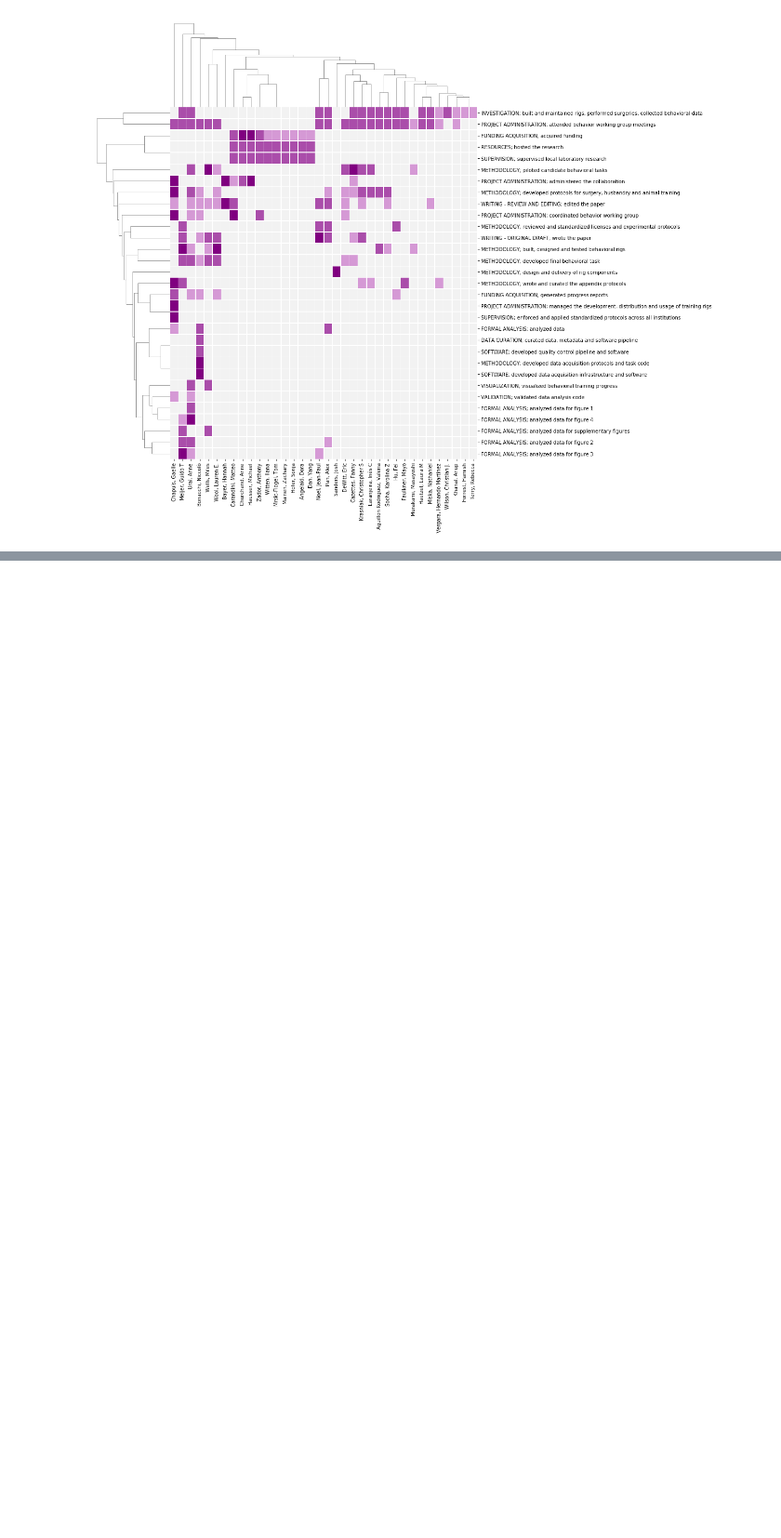
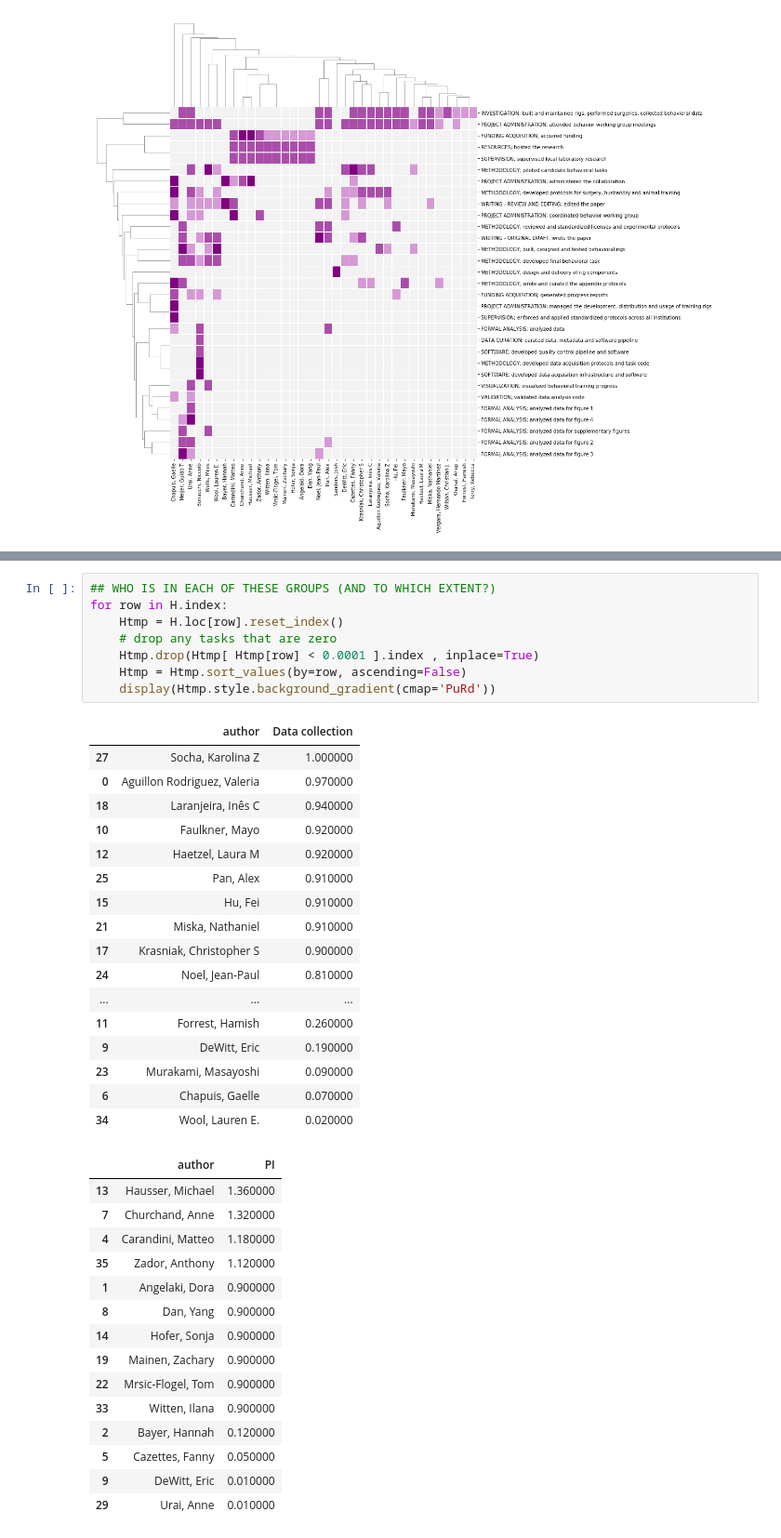
Before and after one commit to int-brain-lab/paper-behavior, a Jupyter notebook: authorship/Authorship and contribution for IBL behavior paper.ipynb, the cells around one changed output, grey strips where cells are left out. Shown: that part at 93% size. Drawn from its saved outputs; the diff is of its cells as text; blank space fills up the shorter version.

```diff
--- a/authorship/Authorship and contribution for IBL behavior paper.ipynb
+++ b/authorship/Authorship and contribution for IBL behavior paper.ipynb
@@ -175,0 +358,41 @@ plt.savefig('clustered_contributions.png')
+# %%
+## WHO IS IN EACH OF THESE GROUPS (AND TO WHICH EXTENT?)
+for row in H.index:
+    Htmp = H.loc[row].reset_index()
+    # drop any tasks that are zero
+    Htmp.drop(Htmp[ Htmp[row] < 0.0001 ].index , inplace=True)
+    Htmp = Htmp.sort_values(by=row, ascending=False)
+    display(Htmp.style.background_gradient(cmap='PuRd'))
+# %% [output]
+|  | author | Data collection |
+| 27 | Socha, Karolina Z | 1.000000 |
+| 0 | Aguillon Rodriguez, Valeria | 0.970000 |
+| 18 | Laranjeira, Inês C | 0.940000 |
+| 10 | Faulkner, Mayo | 0.920000 |
+| 12 | Haetzel, Laura M | 0.920000 |
+| 25 | Pan, Alex | 0.910000 |
+| 15 | Hu, Fei | 0.910000 |
+| 21 | Miska, Nathaniel | 0.910000 |
+| 17 | Krasniak, Christopher S | 0.900000 |
+| 24 | Noel, Jean-Paul | 0.810000 |
+| ... | ... | ... |
+| 11 | Forrest, Hamish | 0.260000 |
+| 9 | DeWitt, Eric | 0.190000 |
+| 23 | Murakami, Masayoshi | 0.090000 |
+| 6 | Chapuis, Gaelle | 0.070000 |
+| 34 | Wool, Lauren E. | 0.020000 |
+|  | author | PI |
+| 13 | Hausser, Michael | 1.360000 |
+| 7 | Churchand, Anne | 1.320000 |
+| 4 | Carandini, Matteo | 1.180000 |
+| 35 | Zador, Anthony | 1.120000 |
+| 1 | Angelaki, Dora | 0.900000 |
+| 8 | Dan, Yang | 0.900000 |
+| 14 | Hofer, Sonja | 0.900000 |
+| 19 | Mainen, Zachary | 0.900000 |
+| 22 | Mrsic-Flogel, Tom | 0.900000 |
+| 33 | Witten, Ilana | 0.900000 |
+| 2 | Bayer, Hannah | 0.120000 |
+| 5 | Cazettes, Fanny | 0.050000 |
+| 9 | DeWitt, Eric | 0.010000 |
+| 29 | Urai, Anne | 0.010000 |
```
Also changed, not shown: parts of 11 cells of this notebook, 1 other file.
